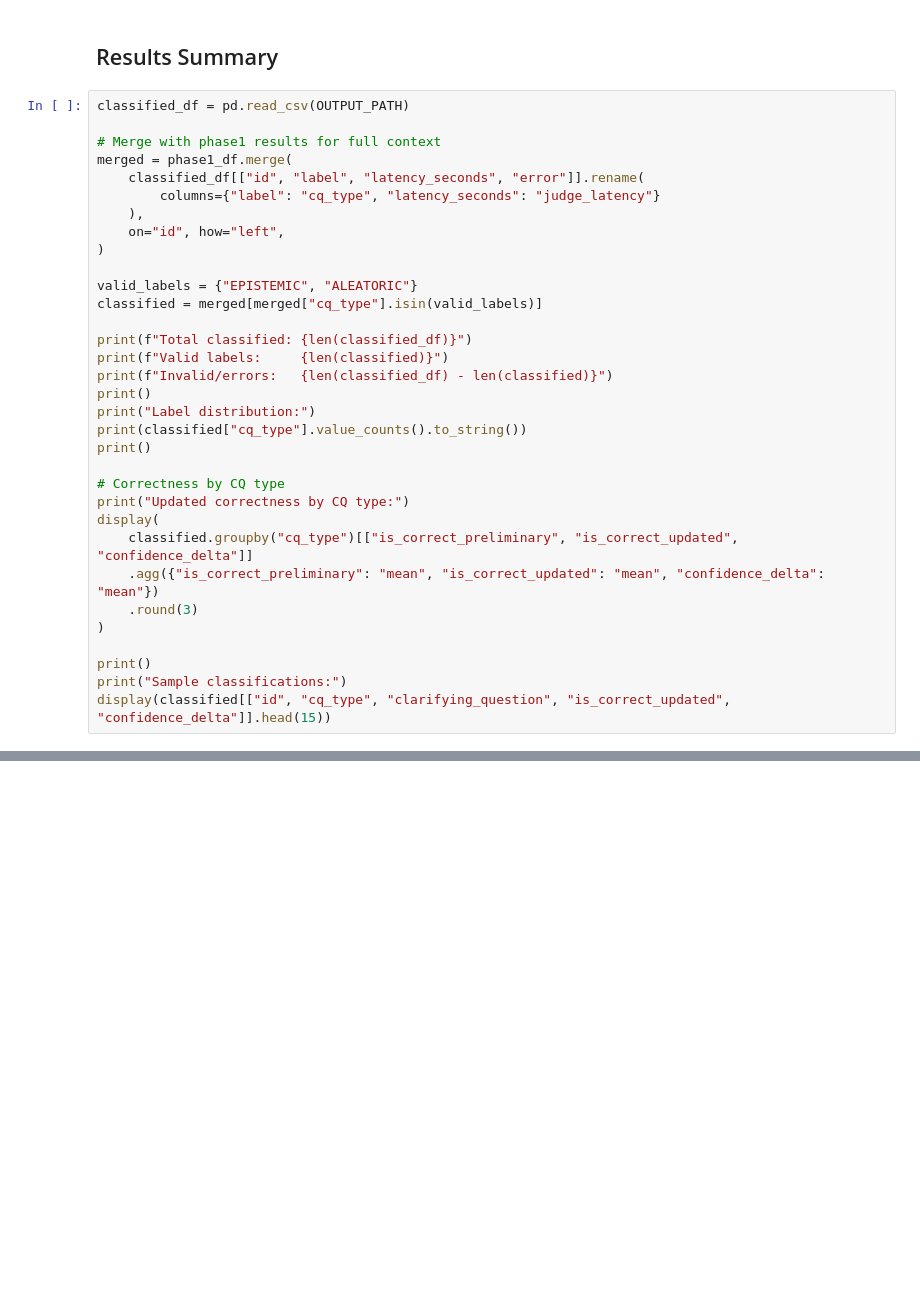
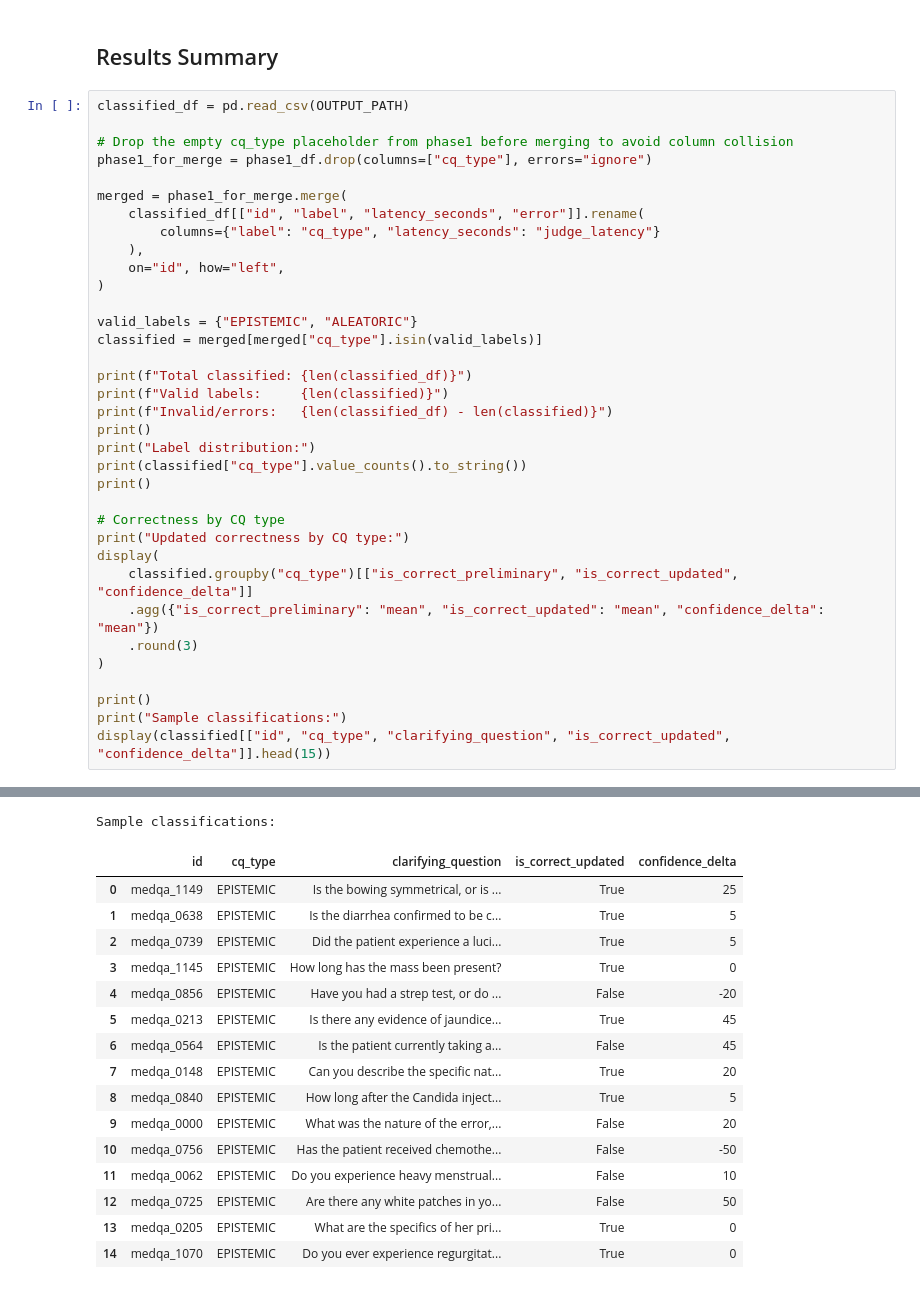
Before and after one commit to dagmaros27/llm-uncertainity-benchmark, a Jupyter notebook: pilot_study/notebooks/medqa/medqa_judge.ipynb, the cells around one changed output, grey strips where cells are left out. Saved outputs shown, nothing was run; the diff lists cells and outputs as text; blank space fills up the shorter version.

```diff
--- a/pilot_study/notebooks/medqa/medqa_judge.ipynb
+++ b/pilot_study/notebooks/medqa/medqa_judge.ipynb
@@ -208,8 +259,10 @@ print(f"Classification complete → {OUTPUT_PATH}")
 # %%
 classified_df = pd.read_csv(OUTPUT_PATH)
 
-# Merge with phase1 results for full context
-merged = phase1_df.merge(
+# Drop the empty cq_type placeholder from phase1 before merging to avoid column collision
+phase1_for_merge = phase1_df.drop(columns=["cq_type"], errors="ignore")
+
+merged = phase1_for_merge.merge(
     classified_df[["id", "label", "latency_seconds", "error"]].rename(
         columns={"label": "cq_type", "latency_seconds": "judge_latency"}
     ),
@@ -238,3 +291,4 @@ display(
 print()
 print("Sample classifications:")
 display(classified[["id", "cq_type", "clarifying_question", "is_correct_updated", "confidence_delta"]].head(15))
+# %% [output]
@@ -240,0 +309,17 @@ display(classified[["id", "cq_type", "clarifying_question", "is_correct_updated"
+Sample classifications:
+|  | id | cq_type | clarifying_question | is_correct_updated | confidence_delta |
+| 0 | medqa_1149 | EPISTEMIC | Is the bowing symmetrical, or is ... | True | 25 |
+| 1 | medqa_0638 | EPISTEMIC | Is the diarrhea confirmed to be c... | True | 5 |
+| 2 | medqa_0739 | EPISTEMIC | Did the patient experience a luci... | True | 5 |
+| 3 | medqa_1145 | EPISTEMIC | How long has the mass been present? | True | 0 |
+| 4 | medqa_0856 | EPISTEMIC | Have you had a strep test, or do ... | False | -20 |
+| 5 | medqa_0213 | EPISTEMIC | Is there any evidence of jaundice... | True | 45 |
+| 6 | medqa_0564 | EPISTEMIC | Is the patient currently taking a... | False | 45 |
+| 7 | medqa_0148 | EPISTEMIC | Can you describe the specific nat... | True | 20 |
+| 8 | medqa_0840 | EPISTEMIC | How long after the Candida inject... | True | 5 |
+| 9 | medqa_0000 | EPISTEMIC | What was the nature of the error,... | False | 20 |
+| 10 | medqa_0756 | EPISTEMIC | Has the patient received chemothe... | False | -50 |
+| 11 | medqa_0062 | EPISTEMIC | Do you experience heavy menstrual... | False | 10 |
+| 12 | medqa_0725 | EPISTEMIC | Are there any white patches in yo... | False | 50 |
+| 13 | medqa_0205 | EPISTEMIC | What are the specifics of her pri... | True | 0 |
+| 14 | medqa_1070 | EPISTEMIC | Do you ever experience regurgitat... | True | 0 |
```
Also changed, not shown: parts of 6 cells of this notebook, 11 other files.
